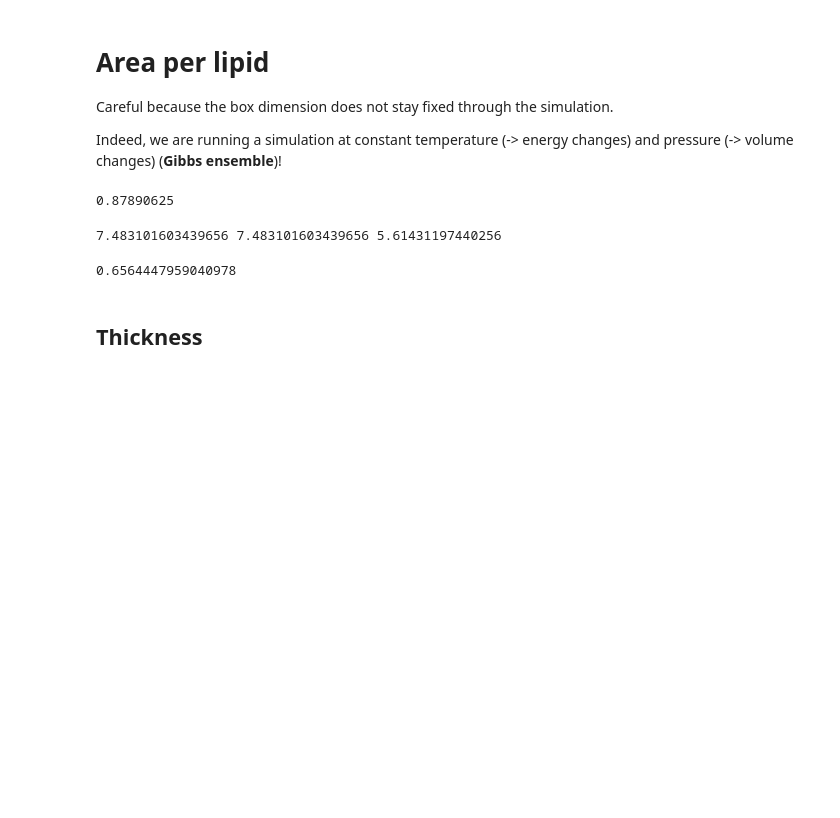
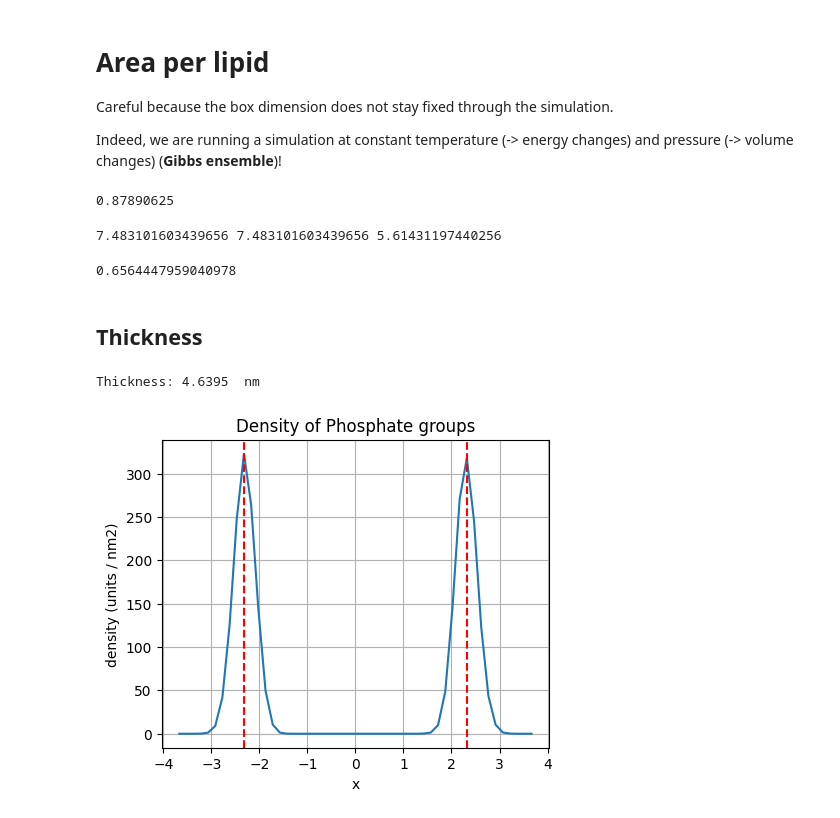
Before and after one commit to miriamzara/Biological_Datasets, a Jupyter notebook: Versuch13/analysis.ipynb, the cells around one changed output. Drawn from its saved outputs; the diff is of its cells as text; code cells hidden in the pictures; blank space fills up the shorter version.

```diff
--- a/Versuch13/analysis.ipynb
+++ b/Versuch13/analysis.ipynb
@@ -97,3 +97,29 @@ print(true_area_per_lipid)
 0.6564447959040978
 # %% [markdown]
 ## Thickness
+# %%
+data = np.loadtxt("density-P.xvg", comments=["@", "#"])
+
+xvals = []
+rhovals = []
+for p in data:
+    xvals.append(p[0])
+    rhovals.append(p[1])
+# %%
+idxs = np.argsort(rhovals)[::-1]
+
+
+
+fig, ax = plt.subplots(figsize = (5,4))
+ax.plot(xvals, rhovals)
+ax.axvline(xvals[idxs[0]], ls = "--", color = "red")
+ax.axvline(xvals[idxs[1]], ls = "--", color = "red")
+ax.set_xlabel("x")
+ax.set_ylabel("density (units / nm2)")
+ax.set_title("Density of Phosphate groups")
+ax.grid()
+
+print("Thickness:", xvals[idxs[1]]- xvals[idxs[0]], " nm")
+# %% [output]
+Thickness: 4.6395  nm
+[figure, added]
```
Also changed, not shown: parts of 5 cells of this notebook, 24 other files.
